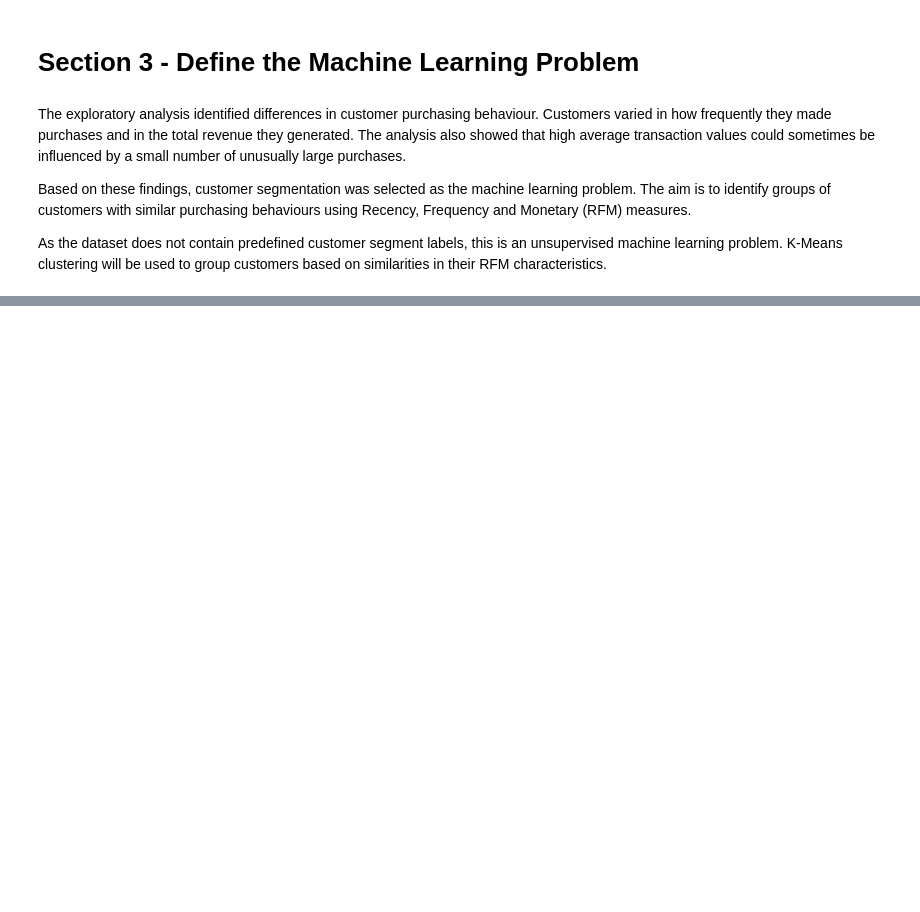
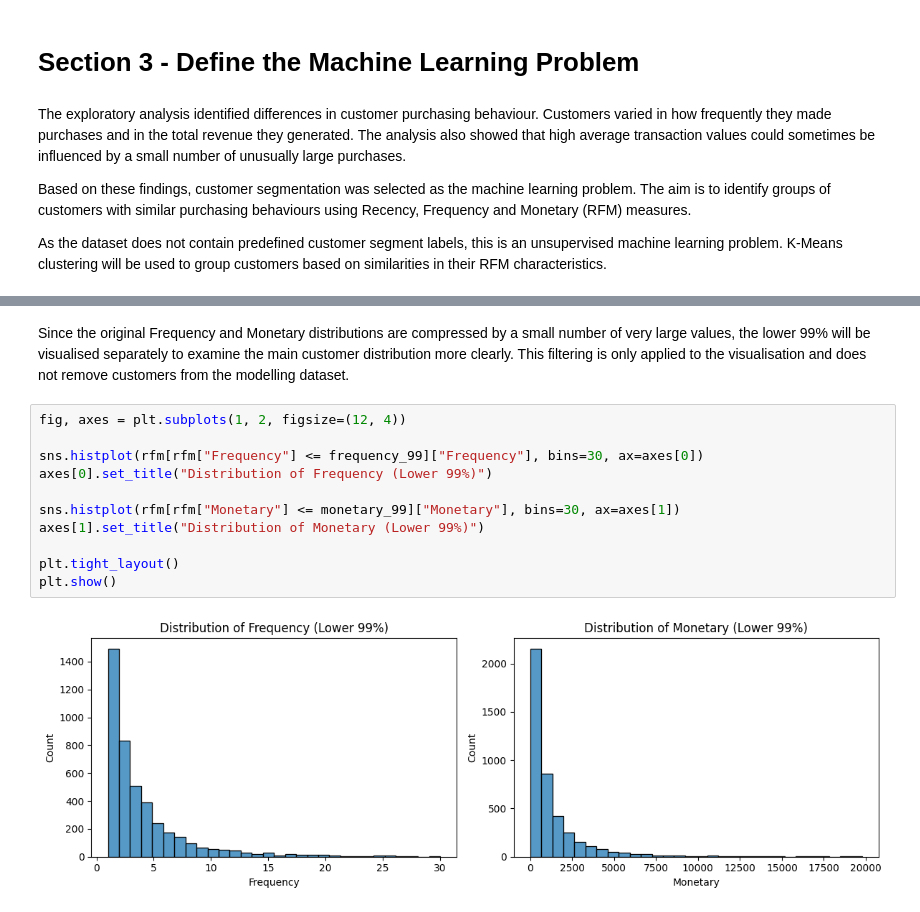
Before and after one commit to sahra02/Online-Retail-Transaction-Analysis, a Jupyter notebook: jupyter_notebooks/03-Machine_Learning.ipynb, the cells around one changed output, grey strips where cells are left out. Cells and saved outputs as stored; diff of their text form; blank space fills up the shorter version.

```diff
--- a/jupyter_notebooks/03-Machine_Learning.ipynb
+++ b/jupyter_notebooks/03-Machine_Learning.ipynb
@@ -117,0 +289,15 @@ As the dataset does not contain predefined customer segment labels, this is an u
+# %% [markdown]
+Since the original Frequency and Monetary distributions are compressed by a small number of very large values, the lower 99% will be visualised separately to examine the main customer distribution more clearly. This filtering is only applied to the visualisation and does not remove customers from the modelling dataset.
+# %%
+fig, axes = plt.subplots(1, 2, figsize=(12, 4))
+
+sns.histplot(rfm[rfm["Frequency"] <= frequency_99]["Frequency"], bins=30, ax=axes[0])
+axes[0].set_title("Distribution of Frequency (Lower 99%)")
+
+sns.histplot(rfm[rfm["Monetary"] <= monetary_99]["Monetary"], bins=30, ax=axes[1])
+axes[1].set_title("Distribution of Monetary (Lower 99%)")
+
+plt.tight_layout()
+plt.show()
+# %% [output]
+[figure, added]
```
Also changed, not shown: parts of 24 cells of this notebook.
